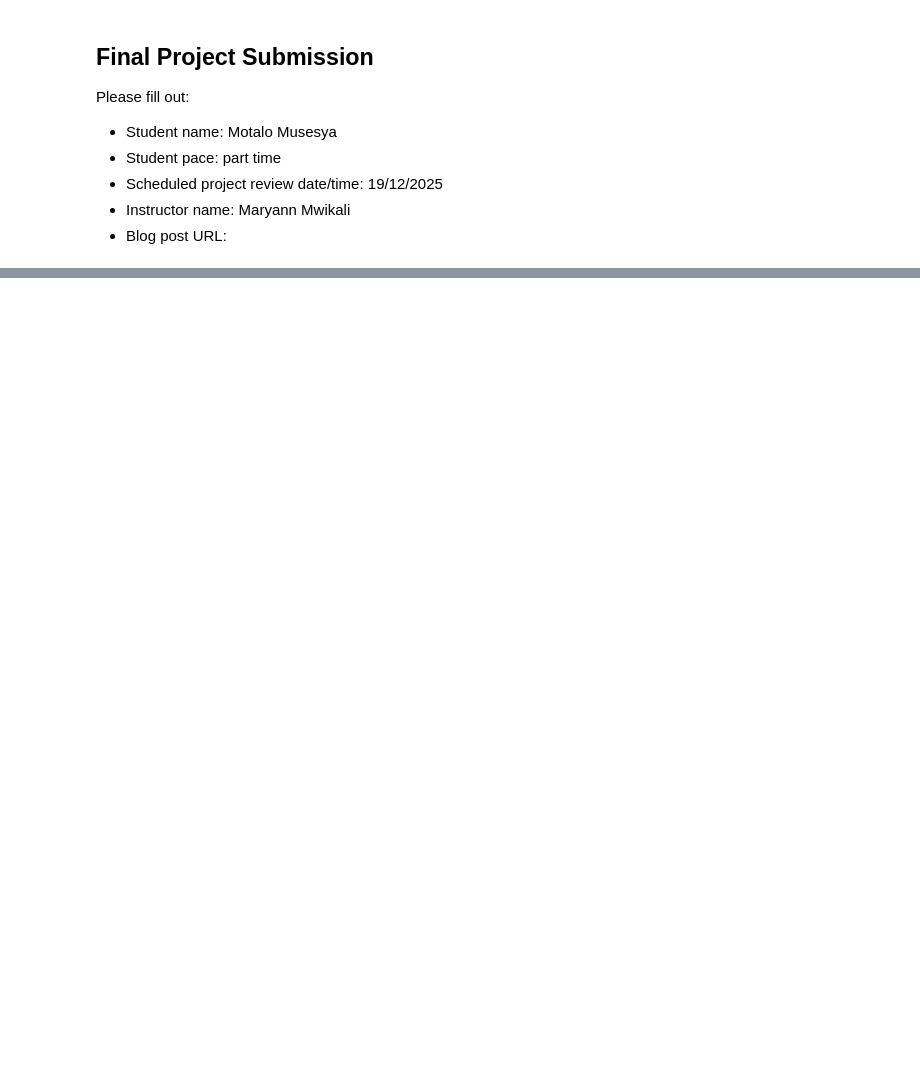
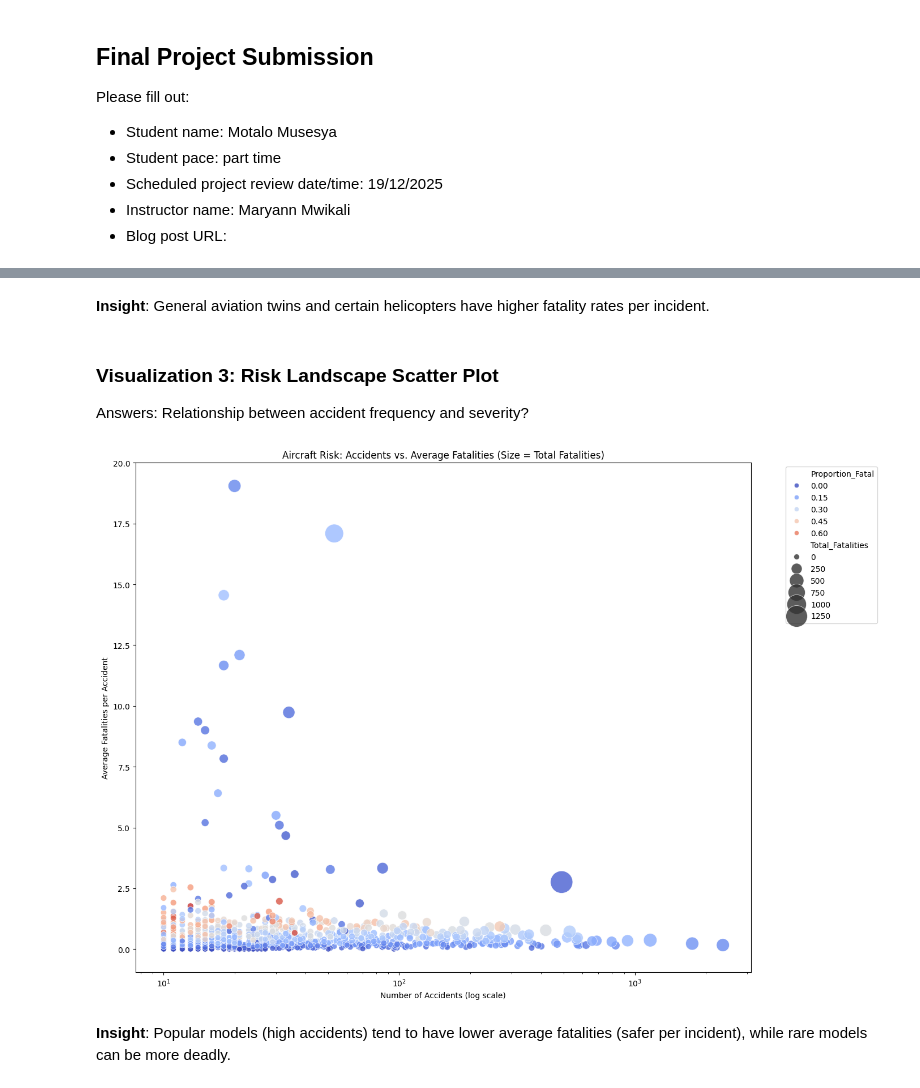
Before and after one commit to t3ch-N/dsc-phase-1-project-v3, a Jupyter notebook: student.ipynb, the cells around one changed output, grey strips where cells are left out. Saved outputs shown, nothing was run; the diff lists cells and outputs as text; code cells hidden in the pictures; blank space fills up the shorter version.

```diff
--- a/student.ipynb
+++ b/student.ipynb
@@ -460,0 +144,26 @@ plt.show()
+# %% [markdown]
+**Insight**: General aviation twins and certain helicopters have higher fatality rates per incident.
+# %% [markdown]
+### Visualization 3: Risk Landscape Scatter Plot
+Answers: Relationship between accident frequency and severity?
+# %%
+plt.figure(figsize=(14, 10))
+sns.scatterplot(data=filtered,
+                x='Total_Accidents',
+                y='Avg_Fatalities_Per_Accident',
+                size='Total_Fatalities',
+                hue='Proportion_Fatal',
+                palette='coolwarm',
+                sizes=(50, 800),
+                alpha=0.8)
+plt.title('Aircraft Risk: Accidents vs. Average Fatalities (Size = Total Fatalities)')
+plt.xlabel('Number of Accidents (log scale)')
+plt.xscale('log')
+plt.ylabel('Average Fatalities per Accident')
+plt.legend(bbox_to_anchor=(1.05, 1), loc='upper left')
+plt.tight_layout()
+plt.show()
+# %% [output]
+[figure, added]
+# %% [markdown]
+**Insight**: Popular models (high accidents) tend to have lower average fatalities (safer per incident), while rare models can be more deadly.
```
Also changed, not shown: parts of 84 cells of this notebook.
